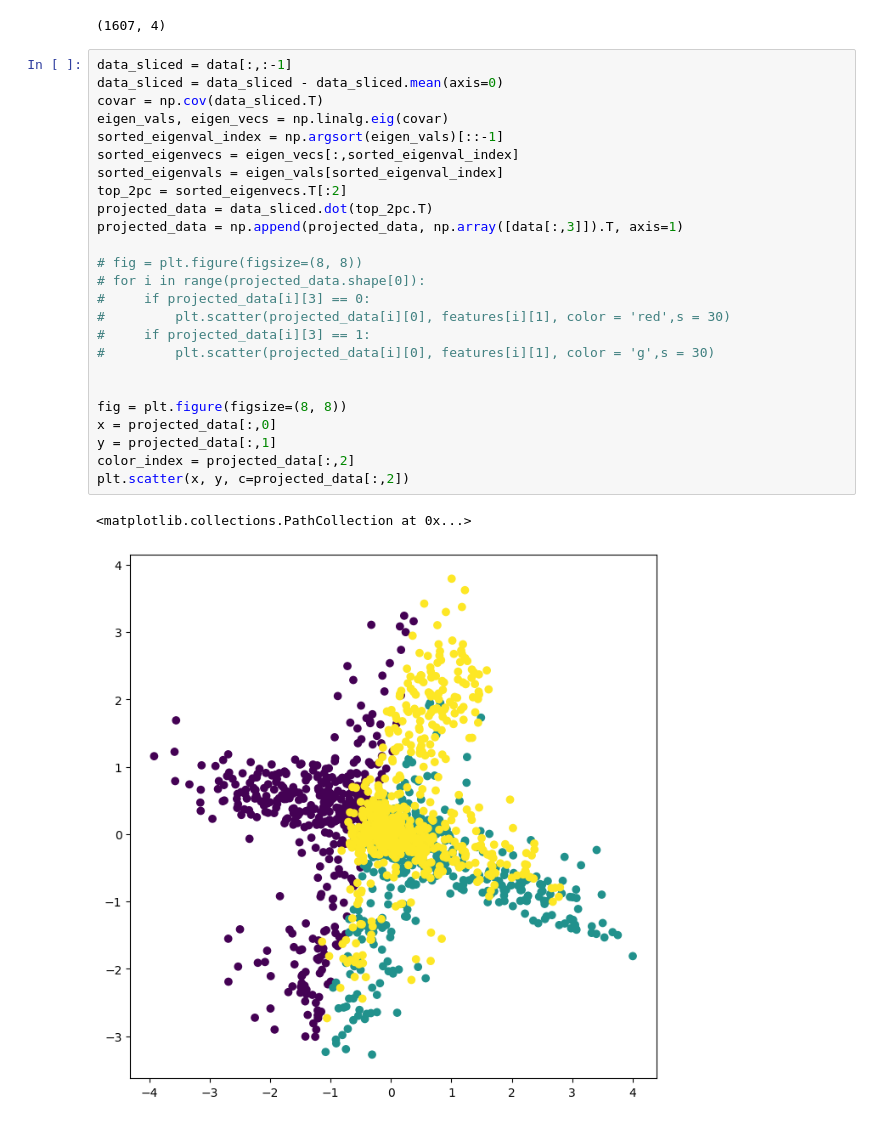
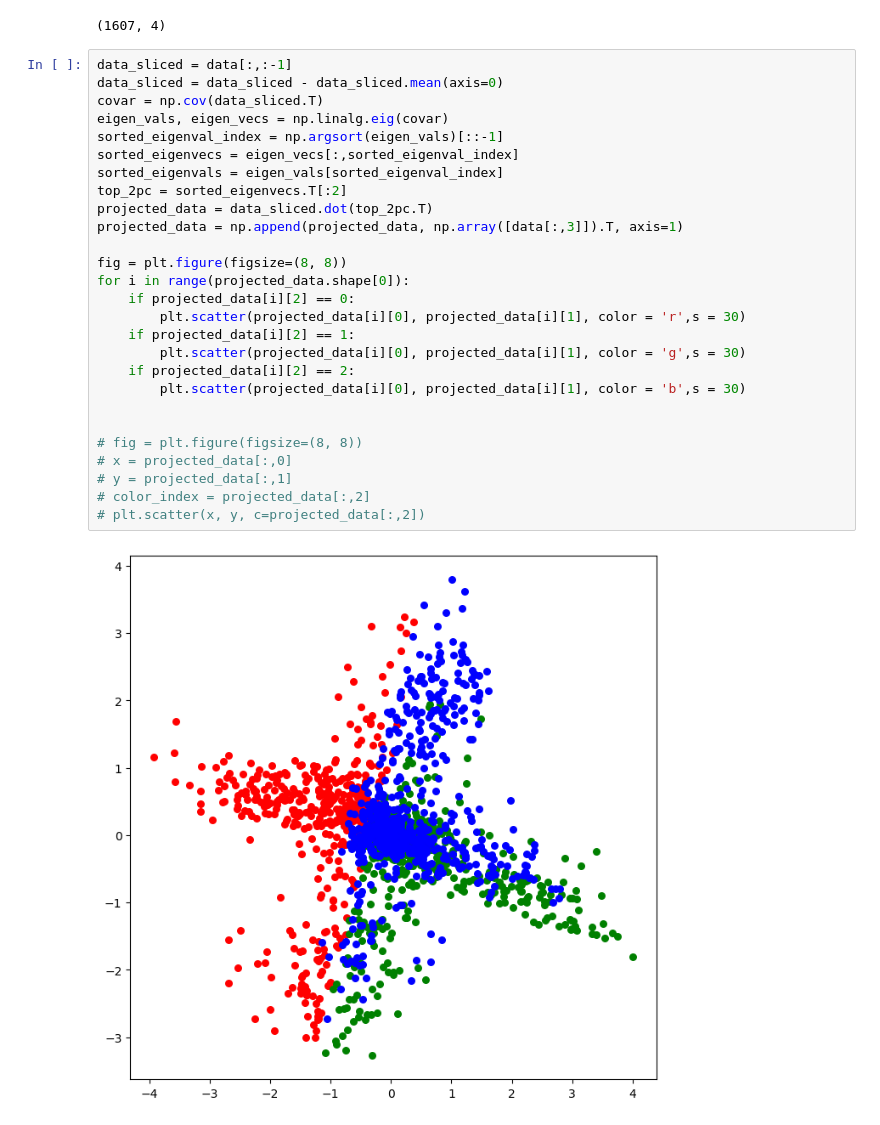
Before and after one commit to BaamPark/Clutering_Algorithm_Implementation, a Jupyter notebook: Question5.ipynb, the cells around one changed output. Saved outputs shown, nothing was run; the diff lists cells and outputs as text.

```diff
--- a/Question5.ipynb
+++ b/Question5.ipynb
@@ -121,28 +121,29 @@ print(data.shape)
 # %%
 data_sliced = data[:,:-1]
 data_sliced = data_sliced - data_sliced.mean(axis=0)
 covar = np.cov(data_sliced.T)
 eigen_vals, eigen_vecs = np.linalg.eig(covar)
 sorted_eigenval_index = np.argsort(eigen_vals)[::-1]
 sorted_eigenvecs = eigen_vecs[:,sorted_eigenval_index]
 sorted_eigenvals = eigen_vals[sorted_eigenval_index]
 top_2pc = sorted_eigenvecs.T[:2]
 projected_data = data_sliced.dot(top_2pc.T)
 projected_data = np.append(projected_data, np.array([data[:,3]]).T, axis=1)
 
-# fig = plt.figure(figsize=(8, 8))
-# for i in range(projected_data.shape[0]):
-#     if projected_data[i][3] == 0:
-#         plt.scatter(projected_data[i][0], features[i][1], color = 'red',s = 30)
-#     if projected_data[i][3] == 1:
-#         plt.scatter(projected_data[i][0], features[i][1], color = 'g',s = 30)
+fig = plt.figure(figsize=(8, 8))
+for i in range(projected_data.shape[0]):
+    if projected_data[i][2] == 0:
+        plt.scatter(projected_data[i][0], projected_data[i][1], color = 'r',s = 30)
+    if projected_data[i][2] == 1:
+        plt.scatter(projected_data[i][0], projected_data[i][1], color = 'g',s = 30)
+    if projected_data[i][2] == 2:
+        plt.scatter(projected_data[i][0], projected_data[i][1], color = 'b',s = 30)
 
 
-fig = plt.figure(figsize=(8, 8))
-x = projected_data[:,0]
-y = projected_data[:,1]
-color_index = projected_data[:,2]
-plt.scatter(x, y, c=projected_data[:,2])
+# fig = plt.figure(figsize=(8, 8))
+# x = projected_data[:,0]
+# y = projected_data[:,1]
+# color_index = projected_data[:,2]
+# plt.scatter(x, y, c=projected_data[:,2])
 # %% [output]
-<matplotlib.collections.PathCollection at 0x...>
-[figure, old version]
+[figure, new version]
```
